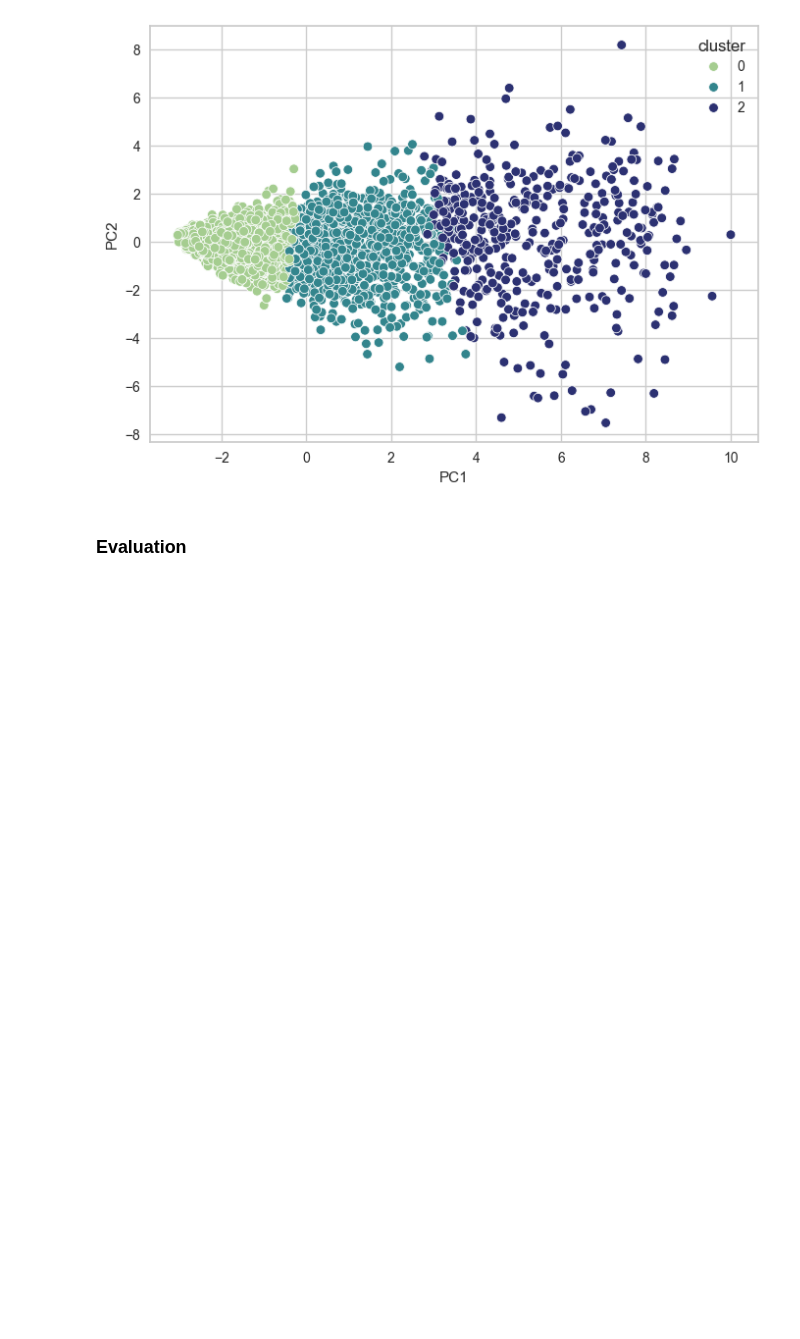
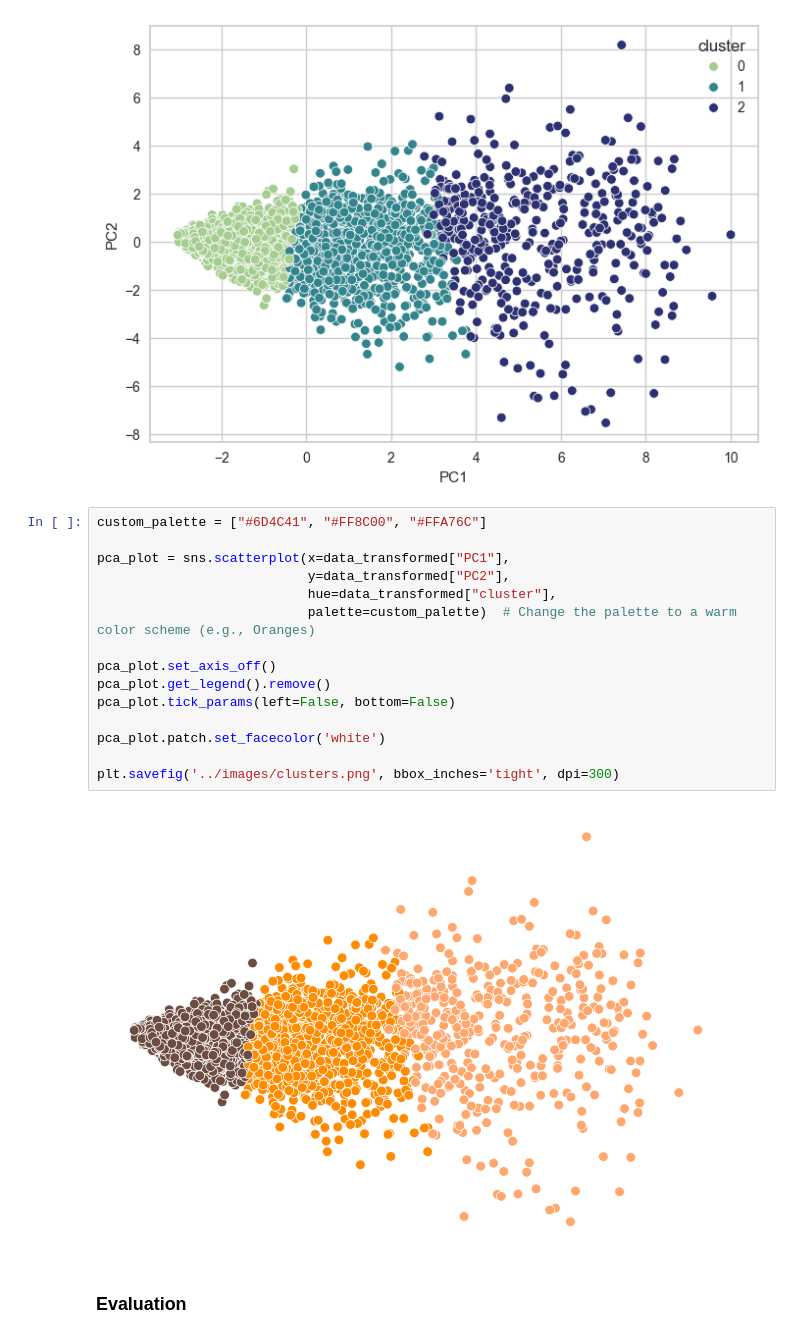
Before and after one commit to cristianecarneiro/Unsupervised_learning_client_segmentation, a Jupyter notebook: notebooks/03_Clustering_K-Means_men.ipynb, the cells around one changed output. Saved outputs shown, nothing was run; the diff lists cells and outputs as text; blank space fills up the shorter version.

```diff
--- a/notebooks/03_Clustering_K-Means_men.ipynb
+++ b/notebooks/03_Clustering_K-Means_men.ipynb
@@ -248,6 +248,23 @@ pca_plot = sns.scatterplot(x=data_transformed["PC1"],
                            palette="crest")
 # %% [output]
 [figure]
+# %%
+custom_palette = ["#6D4C41", "#FF8C00", "#FFA76C"]
+
+pca_plot = sns.scatterplot(x=data_transformed["PC1"],
+                           y=data_transformed["PC2"],
+                           hue=data_transformed["cluster"],
+                           palette=custom_palette)  # Change the palette to a warm color scheme (e.g., Oranges)
+
+pca_plot.set_axis_off()
+pca_plot.get_legend().remove()
+pca_plot.tick_params(left=False, bottom=False)
+
+pca_plot.patch.set_facecolor('white')
+
+plt.savefig('../images/clusters.png', bbox_inches='tight', dpi=300)
+# %% [output]
+[figure, added]
 # %% [markdown]
 ### Evaluation
 # %% [markdown]
```
Also changed, not shown: parts of 5 cells of this notebook, 9 other files.
